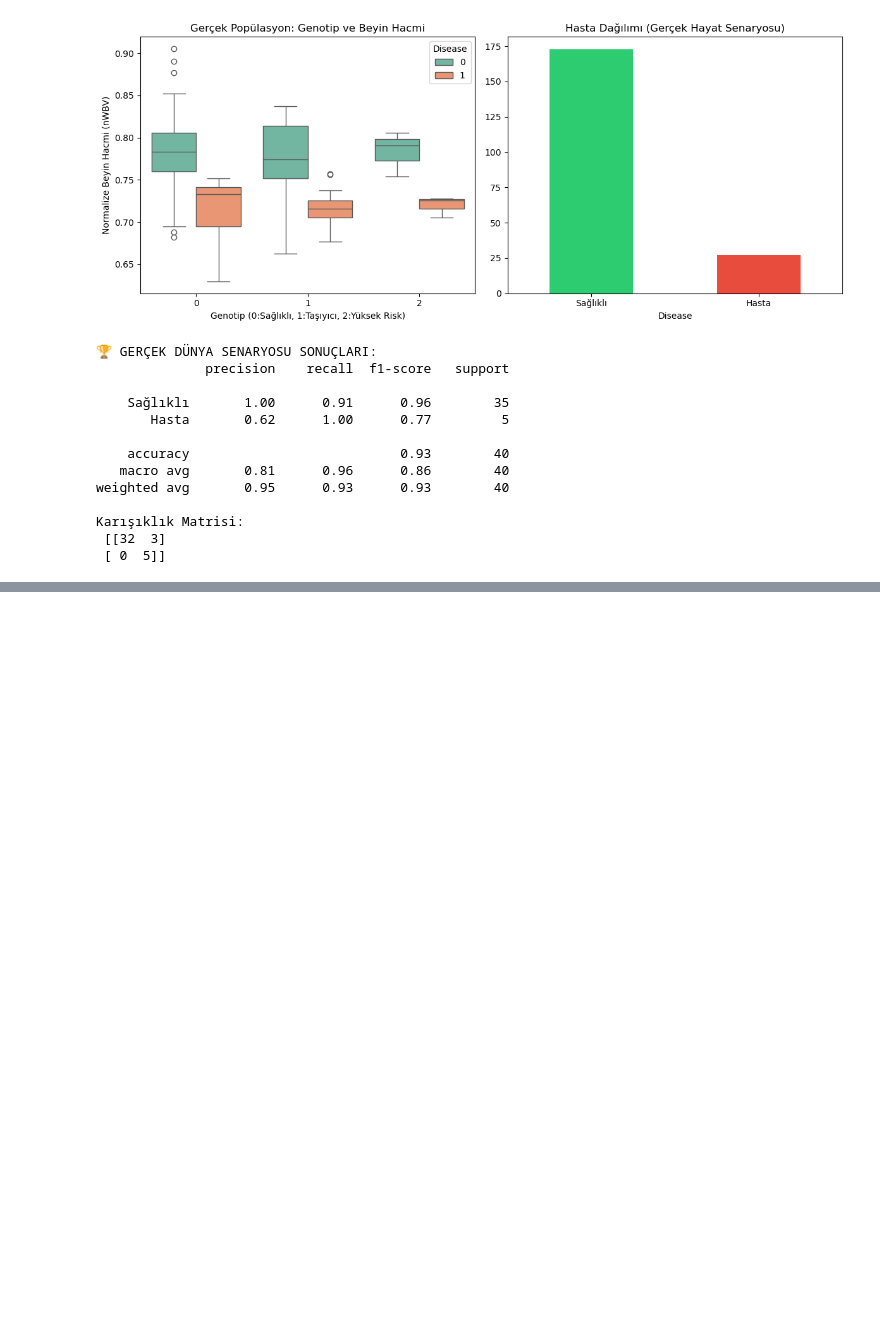
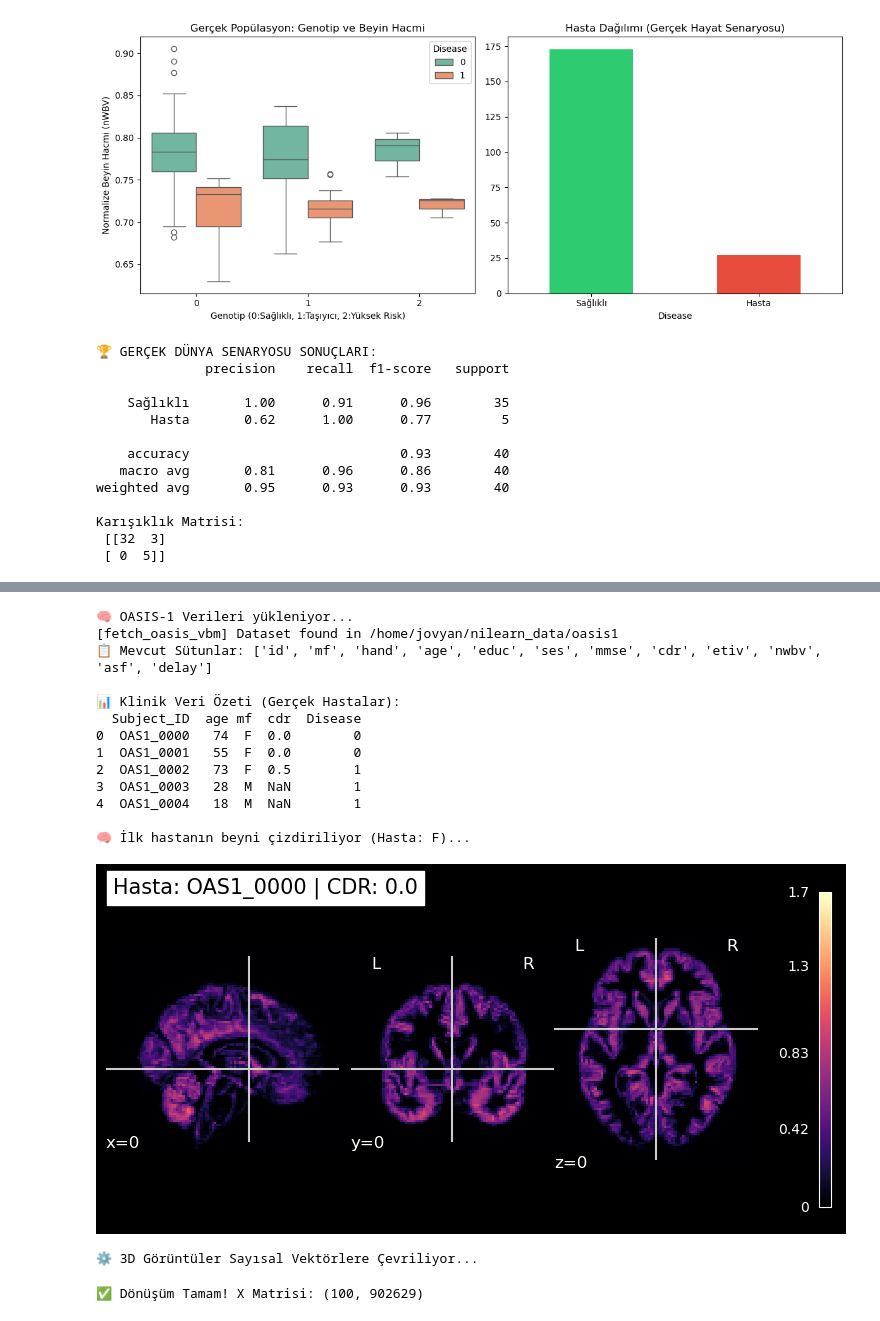
Before and after one commit to senaayy/snp-genome-lab, a Jupyter notebook: Untitled.ipynb, the cells around one changed output, grey strips where cells are left out. Drawn from its saved outputs; the diff is of its cells as text; code cells hidden in the pictures; blank space fills up the shorter version.

Commit message:
chore: remove large data files and push multimodal code & reports

```diff
--- a/Untitled.ipynb
+++ b/Untitled.ipynb
@@ -604,0 +696,69 @@ Karışıklık Matrisi:
+# %%
+import pandas as pd
+import numpy as np
+from nilearn import datasets
+from nilearn import plotting
+import matplotlib.pyplot as plt
+from nilearn.maskers import NiftiMasker
+
+print("🧠 OASIS-1 Verileri yükleniyor...")
+
+# 1. VERİYİ ÇEK
+oasis_dataset = datasets.fetch_oasis_vbm(n_subjects=100)
+
+# 2. KLİNİK VERİYİ DÜZENLE
+# ext_vars zaten bir DataFrame, direkt alıyoruz
+df_clinical = oasis_dataset.ext_vars
+
+# Sütun isimlerini kontrol edelim (Hata kaynağını görmek için)
+print(f"📋 Mevcut Sütunlar: {df_clinical.columns.tolist()}")
+
+# ID sütunu ekleyelim
+df_clinical['Subject_ID'] = [f"OAS1_{i:04d}" for i in range(len(df_clinical))]
+
+# Hedef Değişken: CDR (0=Sağlıklı, 0.5+=Alzheimer)
+df_clinical['Disease'] = df_clinical['cdr'].apply(lambda x: 0 if x == 0 else 1)
+
+# --- DÜZELTME BURADA ---
+# 'sex' yerine 'mf' kullanıyoruz.
+# Eğer 'mf' sütunu 'b'M'' (byte) formatındaysa string'e çevirelim.
+if df_clinical['mf'].dtype == object and isinstance(df_clinical['mf'].iloc[0], bytes):
+    df_clinical['mf'] = df_clinical['mf'].str.decode('utf-8')
+
+# Şimdi tabloyu yazdıralım
+print("\n📊 Klinik Veri Özeti (Gerçek Hastalar):")
+print(df_clinical[['Subject_ID', 'age', 'mf', 'cdr', 'Disease']].head())
+
+# 3. GÖRSELLEŞTİRME
+first_mri_path = oasis_dataset.gray_matter_maps[0]
+print(f"\n🧠 İlk hastanın beyni çizdiriliyor (Hasta: {df_clinical.iloc[0]['mf']})...")
+
+plotting.plot_anat(first_mri_path,
+                   title=f"Hasta: {df_clinical.iloc[0]['Subject_ID']} | CDR: {df_clinical.iloc[0]['cdr']}",
+                   cut_coords=(0, 0, 0),
+                   cmap='magma')
+plt.show()
+
+# 4. SAYISAL DÖNÜŞÜM (Maskeleme)
+print("\n⚙️ 3D Görüntüler Sayısal Vektörlere Çevriliyor...")
+masker = NiftiMasker(standardize=True)
+X_mri = masker.fit_transform(oasis_dataset.gray_matter_maps)
+
+print(f"✅ Dönüşüm Tamam! X Matrisi: {X_mri.shape}")
+# %% [output]
+🧠 OASIS-1 Verileri yükleniyor...
+[fetch_oasis_vbm] Dataset found in /home/jovyan/nilearn_data/oasis1
+📋 Mevcut Sütunlar: ['id', 'mf', 'hand', 'age', 'educ', 'ses', 'mmse', 'cdr', 'etiv', 'nwbv', 'asf', 'delay']
+
+📊 Klinik Veri Özeti (Gerçek Hastalar):
+  Subject_ID  age mf  cdr  Disease
+0  OAS1_0000   74  F  0.0        0
+1  OAS1_0001   55  F  0.0        0
+2  OAS1_0002   73  F  0.5        1
+3  OAS1_0003   28  M  NaN        1
+4  OAS1_0004   18  M  NaN        1
+
+🧠 İlk hastanın beyni çizdiriliyor (Hasta: F)...
+[figure, added]
+⚙️ 3D Görüntüler Sayısal Vektörlere Çevriliyor...
+✅ Dönüşüm Tamam! X Matrisi: (100, 902629)
```
Also changed, not shown: parts of 22 cells of this notebook, 9 other files.
